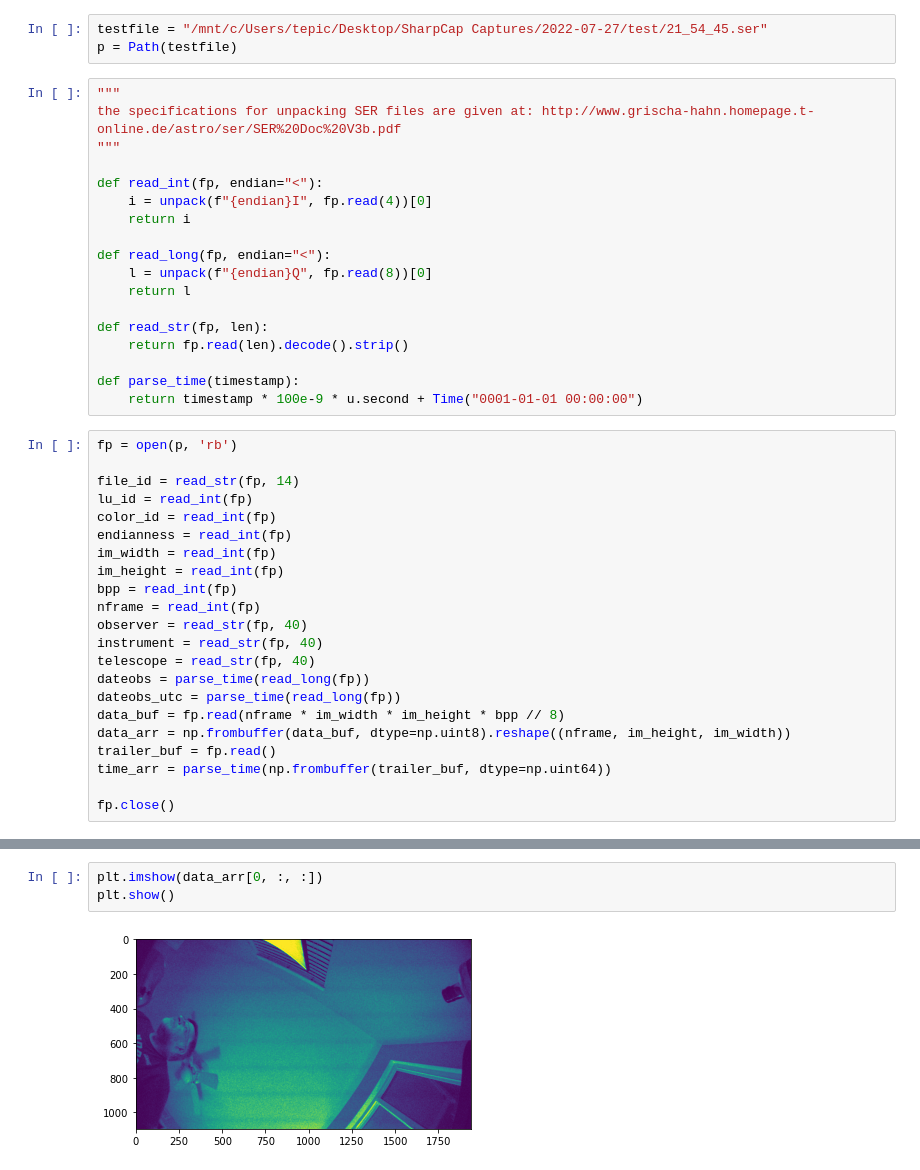
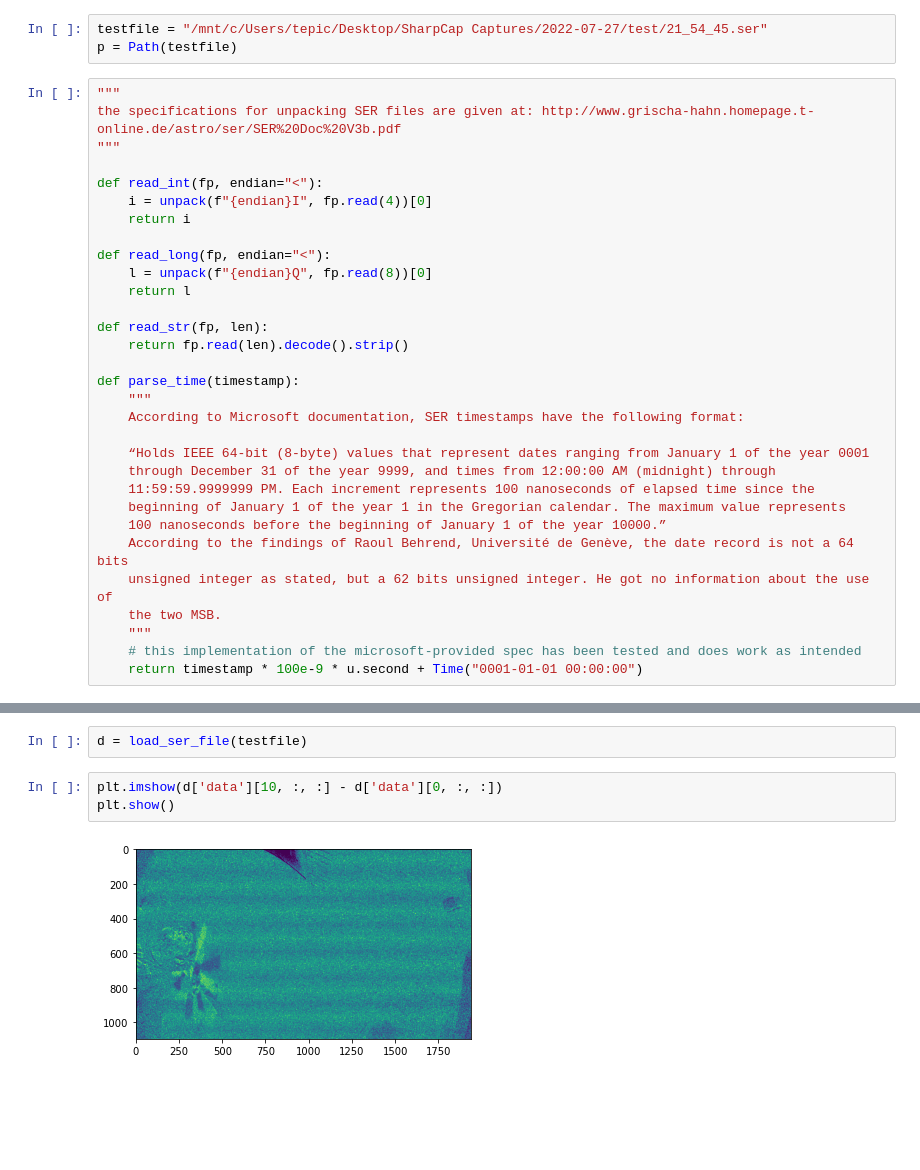
Before and after one commit to tepickering/ser_utils, a Jupyter notebook: notebooks/dev.ipynb, the cells around one changed output, grey strips where cells are left out. Drawn from its saved outputs; the diff is of its cells as text; blank space fills up the shorter version.

Commit message:
notebook updates; flesh out method for loading SER file information into a dict

```diff
--- a/notebooks/dev.ipynb
+++ b/notebooks/dev.ipynb
@@ -27,26 +29,17 @@ def read_str(fp, len):
     return fp.read(len).decode().strip()
 
 def parse_time(timestamp):
+    """
+    According to Microsoft documentation, SER timestamps have the following format:
+
+    “Holds IEEE 64-bit (8-byte) values that represent dates ranging from January 1 of the year 0001
+    through December 31 of the year 9999, and times from 12:00:00 AM (midnight) through
+    11:59:59.9999999 PM. Each increment represents 100 nanoseconds of elapsed time since the
+    beginning of January 1 of the year 1 in the Gregorian calendar. The maximum value represents
+    100 nanoseconds before the beginning of January 1 of the year 10000.”
+    According to the findings of Raoul Behrend, Université de Genève, the date record is not a 64 bits
+    unsigned integer as stated, but a 62 bits unsigned integer. He got no information about the use of
+    the two MSB.
+    """
+    # this implementation of the microsoft-provided spec has been tested and does work as intended
     return timestamp * 100e-9 * u.second + Time("0001-01-01 00:00:00")
-# %%
-fp = open(p, 'rb')
-
-file_id = read_str(fp, 14)
-lu_id = read_int(fp)
-color_id = read_int(fp)
-endianness = read_int(fp)
-im_width = read_int(fp)
-im_height = read_int(fp)
-bpp = read_int(fp)
-nframe = read_int(fp)
-observer = read_str(fp, 40)
-instrument = read_str(fp, 40)
-telescope = read_str(fp, 40)
-dateobs = parse_time(read_long(fp))
-dateobs_utc = parse_time(read_long(fp))
-data_buf = fp.read(nframe * im_width * im_height * bpp // 8)
-data_arr = np.frombuffer(data_buf, dtype=np.uint8).reshape((nframe, im_height, im_width))
-trailer_buf = fp.read()
-time_arr = parse_time(np.frombuffer(trailer_buf, dtype=np.uint64))
-
-fp.close()
@@ -62,5 +191,7 @@ file_id, observer, nframe, bpp, telescope, dateobs
+# %%
+d = load_ser_file(testfile)
 # %%
-plt.imshow(data_arr[0, :, :])
+plt.imshow(d['data'][10, :, :] - d['data'][0, :, :])
 plt.show()
 # %% [output]
-[figure, old version]
+[figure, new version]
```
Also changed, not shown: parts of 3 cells of this notebook.
